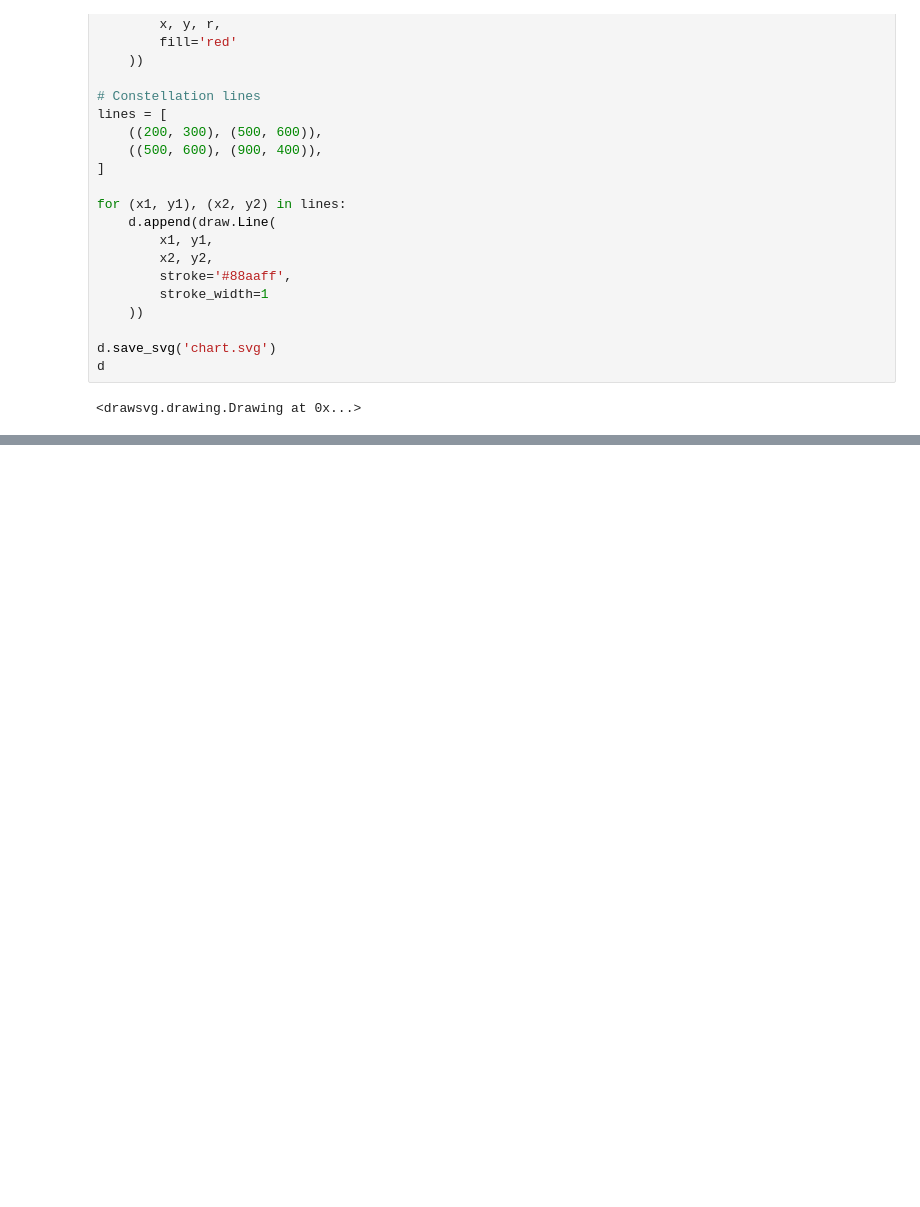
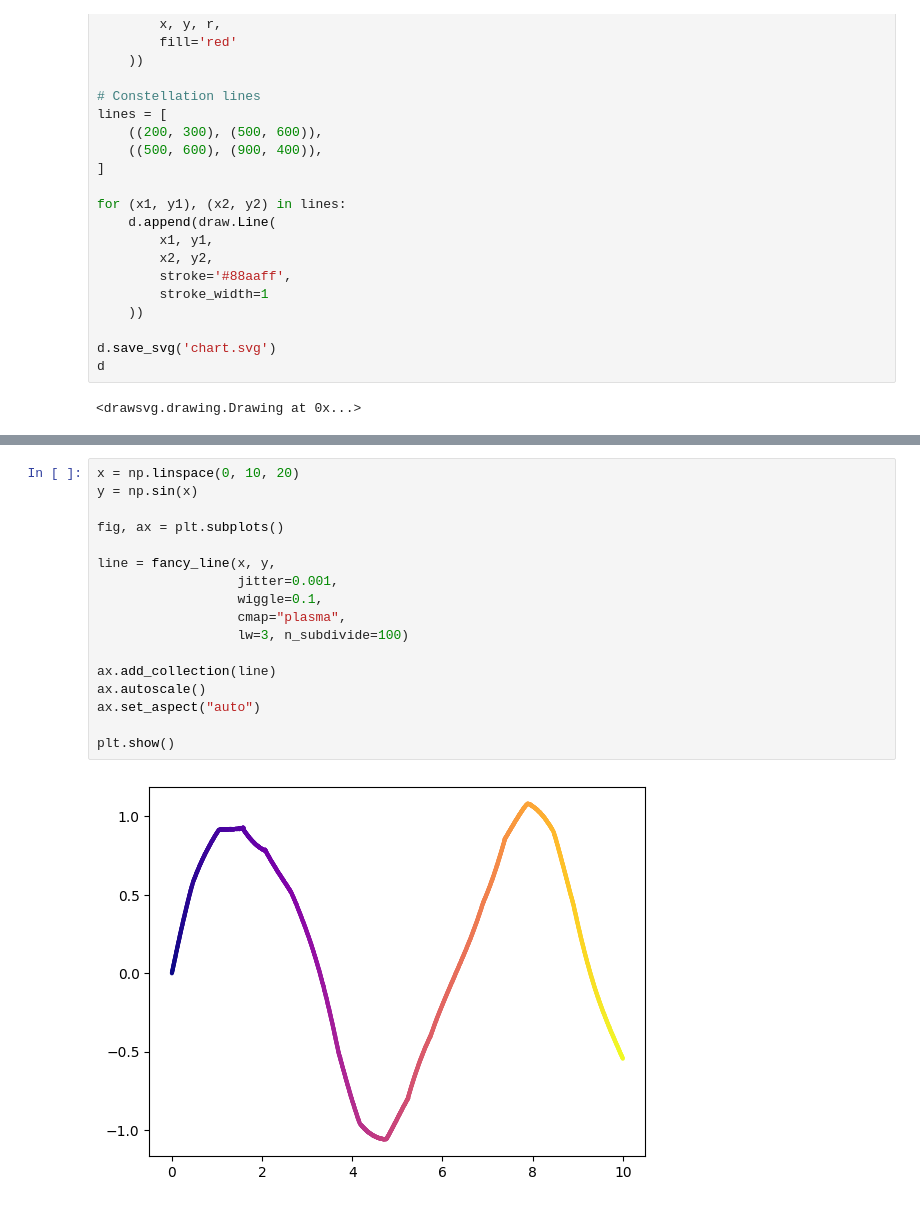
Before and after one commit to Giacomo-Menegatti/HARey_constellations_cards, a Jupyter notebook: SVG.ipynb, the cells around one changed output, grey strips where cells are left out. Drawn from its saved outputs; the diff is of its cells as text; blank space fills up the shorter version.

```diff
--- a/SVG.ipynb
+++ b/SVG.ipynb
@@ -145,0 +702,19 @@ d
+# %%
+x = np.linspace(0, 10, 20)
+y = np.sin(x)
+
+fig, ax = plt.subplots()
+
+line = fancy_line(x, y,
+                  jitter=0.001,
+                  wiggle=0.1,
+                  cmap="plasma",
+                  lw=3, n_subdivide=100)
+
+ax.add_collection(line)
+ax.autoscale()
+ax.set_aspect("auto")
+
+plt.show()
+# %% [output]
+[figure, added]
```
Also changed, not shown: parts of 15 cells of this notebook, 17 other files.
